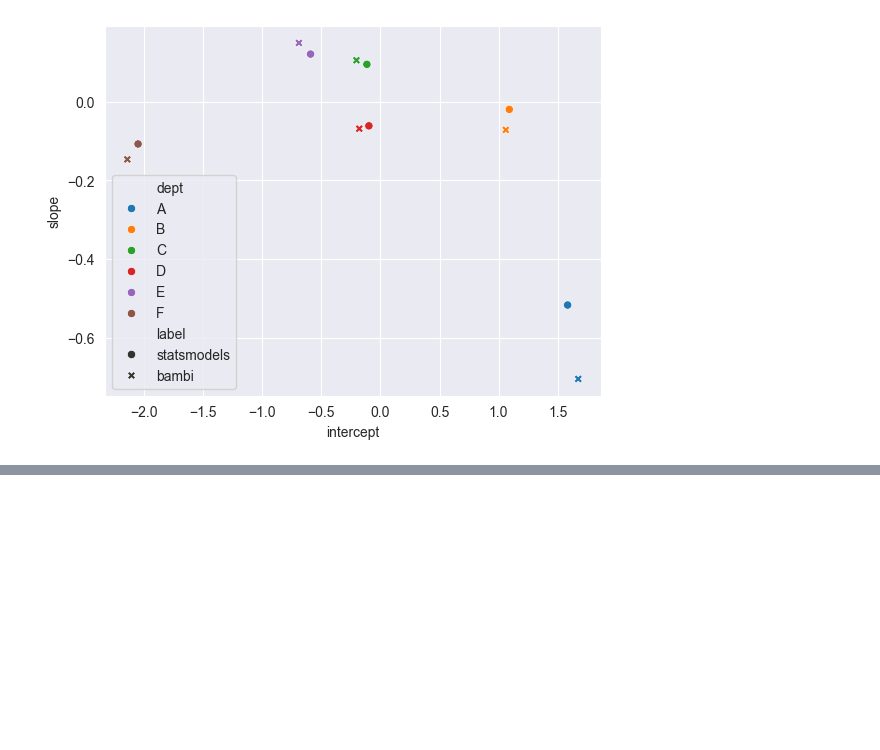
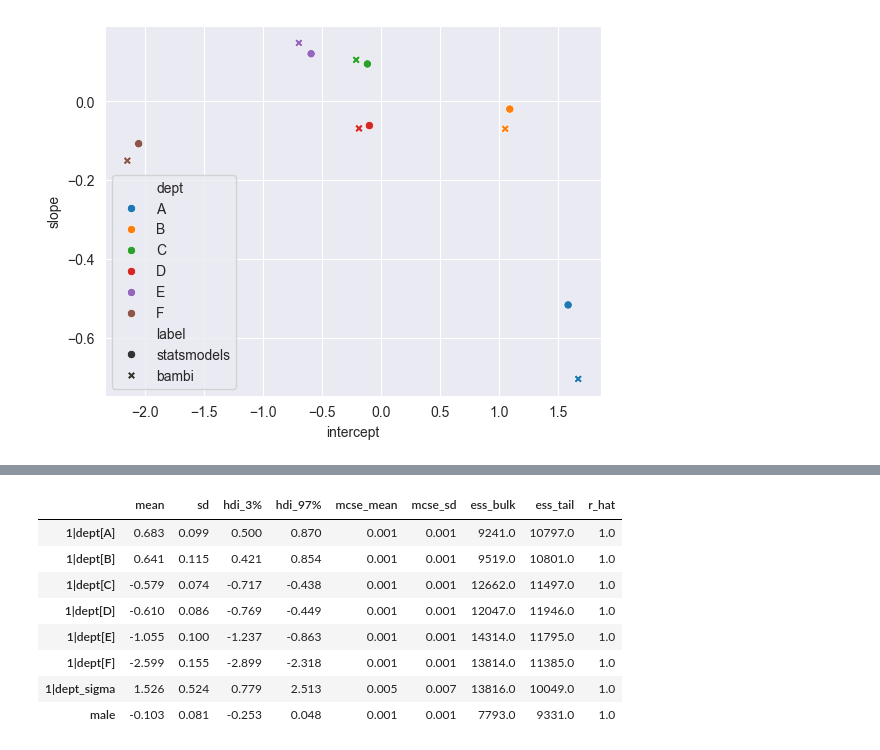
Before and after one commit to mattmcd/PyBayes, a Jupyter notebook: scripts/journal_20250527_mixedlm.ipynb, the cells around one changed output, grey strips where cells are left out. Drawn from its saved outputs; the diff is of its cells as text; code cells hidden in the pictures; blank space fills up the shorter version.

```diff
--- a/scripts/journal_20250527_mixedlm.ipynb
+++ b/scripts/journal_20250527_mixedlm.ipynb
@@ -281,0 +330,12 @@ _ = sns.scatterplot(df_p_both, x='intercept', y='slope', hue='dept', style='labe
+# %%
+az.summary(idata_b3)
+# %% [output]
+|  | mean | sd | hdi_3% | hdi_97% | mcse_mean | mcse_sd | ess_bulk | ess_tail | r_hat |
+| 1|dept[A] | 0.683 | 0.099 | 0.500 | 0.870 | 0.001 | 0.001 | 9241.0 | 10797.0 | 1.0 |
+| 1|dept[B] | 0.641 | 0.115 | 0.421 | 0.854 | 0.001 | 0.001 | 9519.0 | 10801.0 | 1.0 |
+| 1|dept[C] | -0.579 | 0.074 | -0.717 | -0.438 | 0.001 | 0.001 | 12662.0 | 11497.0 | 1.0 |
+| 1|dept[D] | -0.610 | 0.086 | -0.769 | -0.449 | 0.001 | 0.001 | 12047.0 | 11946.0 | 1.0 |
+| 1|dept[E] | -1.055 | 0.100 | -1.237 | -0.863 | 0.001 | 0.001 | 14314.0 | 11795.0 | 1.0 |
+| 1|dept[F] | -2.599 | 0.155 | -2.899 | -2.318 | 0.001 | 0.001 | 13814.0 | 11385.0 | 1.0 |
+| 1|dept_sigma | 1.526 | 0.524 | 0.779 | 2.513 | 0.005 | 0.007 | 13816.0 | 10049.0 | 1.0 |
+| male | -0.103 | 0.081 | -0.253 | 0.048 | 0.001 | 0.001 | 7793.0 | 9331.0 | 1.0 |
```
Also changed, not shown: parts of 12 cells of this notebook, 5 other files.
